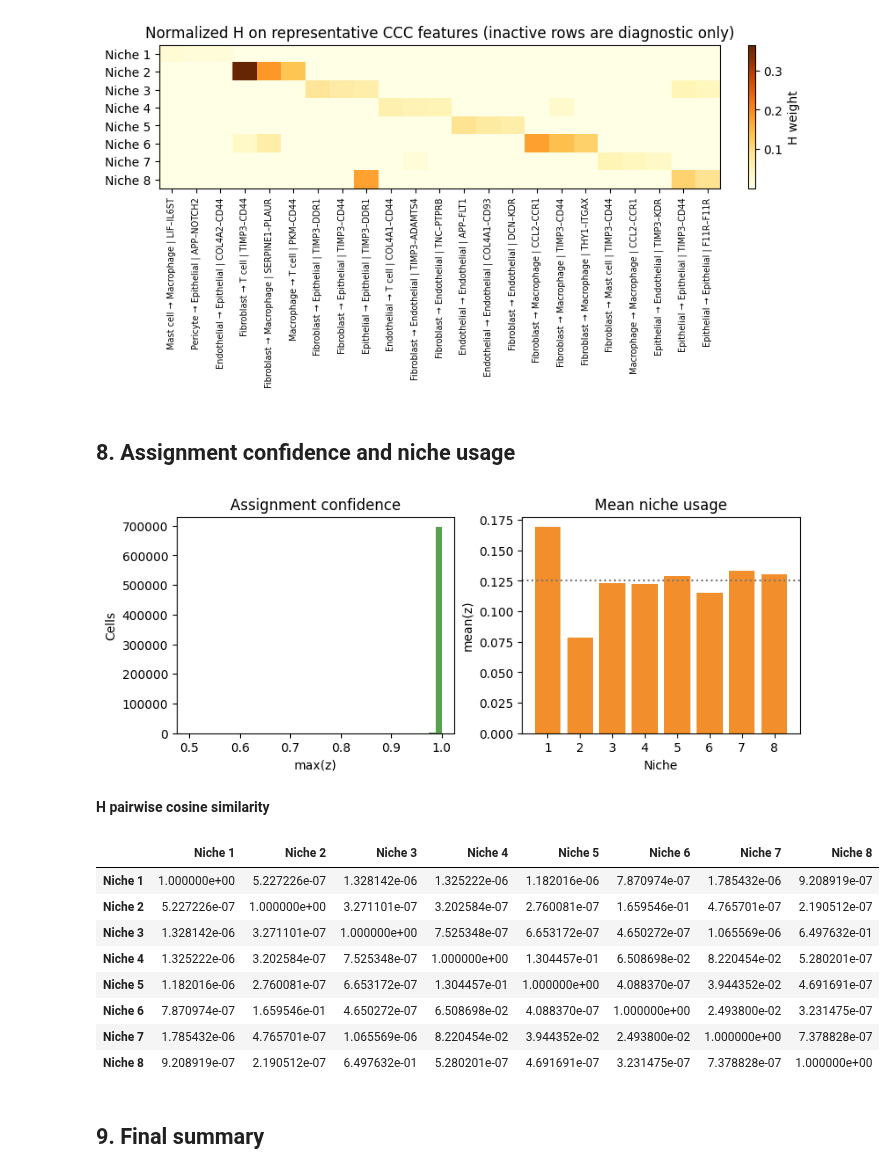
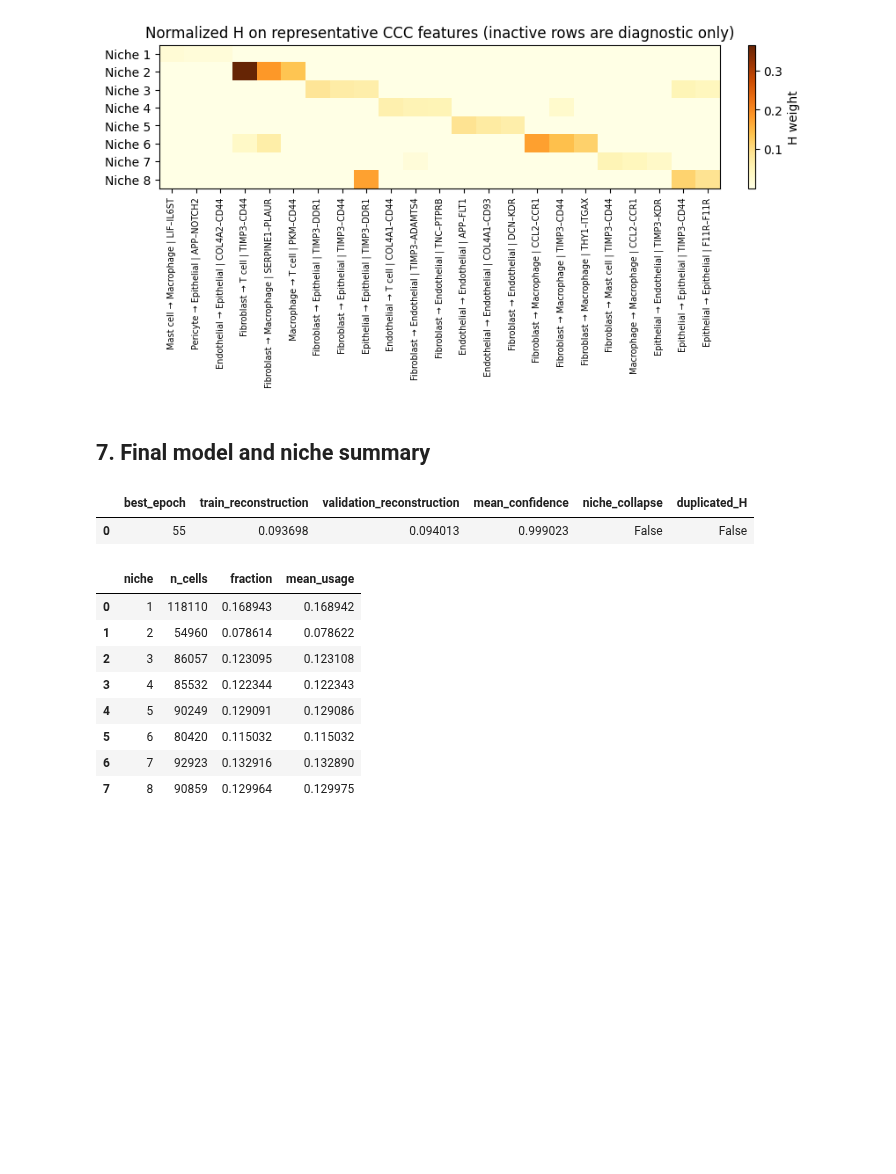
Before and after one commit to shuailinxue/CCC_Phe, a Jupyter notebook: V1003/XeniumPrime5K_Breast_V1003_niche_walkthrough.ipynb, the cells around one changed output. Saved outputs shown, nothing was run; the diff lists cells and outputs as text; code cells hidden in the pictures; blank space fills up the shorter version.

```diff
--- a/V1003/XeniumPrime5K_Breast_V1003_niche_walkthrough.ipynb
+++ b/V1003/XeniumPrime5K_Breast_V1003_niche_walkthrough.ipynb
@@ -22,3 +24,3 @@ report.dataset_summary(artifacts)
 # %%
-report.model_and_training(artifacts)
+report.overview_map(artifacts)
 # %% [output]
@@ -59,5 +57,0 @@ report.niche_counts(artifacts)
-# %%
-import importlib
-report=importlib.reload(report)
-artifacts=report.load_artifacts()
-report.representative_ccc(artifacts,top=15)
@@ -171,21 +61,19 @@ report.representative_ccc(artifacts,top=15)
 report.dictionary_heatmap(artifacts,per_niche=3)
 # %% [output]
 [figure]
-# %% [markdown]
-## 8. Assignment confidence and niche usage
+# %% [markdown]
+## 7. Final model and niche summary
 # %%
-report.confidence_and_usage(artifacts)
+report.compact_results(artifacts)
 # %% [output]
-[figure, removed]
-**H pairwise cosine similarity**
-|  | Niche 1 | Niche 2 | Niche 3 | Niche 4 | Niche 5 | Niche 6 | Niche 7 | Niche 8 |
-| Niche 1 | 1.000000e+00 | 5.227226e-07 | 1.328142e-06 | 1.325222e-06 | 1.182016e-06 | 7.870974e-07 | 1.785432e-06 | 9.208919e-07 |
-| Niche 2 | 5.227226e-07 | 1.000000e+00 | 3.271101e-07 | 3.202584e-07 | 2.760081e-07 | 1.659546e-01 | 4.765701e-07 | 2.190512e-07 |
-| Niche 3 | 1.328142e-06 | 3.271101e-07 | 1.000000e+00 | 7.525348e-07 | 6.653172e-07 | 4.650272e-07 | 1.065569e-06 | 6.497632e-01 |
-| Niche 4 | 1.325222e-06 | 3.202584e-07 | 7.525348e-07 | 1.000000e+00 | 1.304457e-01 | 6.508698e-02 | 8.220454e-02 | 5.280201e-07 |
-| Niche 5 | 1.182016e-06 | 2.760081e-07 | 6.653172e-07 | 1.304457e-01 | 1.000000e+00 | 4.088370e-07 | 3.944352e-02 | 4.691691e-07 |
-| Niche 6 | 7.870974e-07 | 1.659546e-01 | 4.650272e-07 | 6.508698e-02 | 4.088370e-07 | 1.000000e+00 | 2.493800e-02 | 3.231475e-07 |
-| Niche 7 | 1.785432e-06 | 4.765701e-07 | 1.065569e-06 | 8.220454e-02 | 3.944352e-02 | 2.493800e-02 | 1.000000e+00 | 7.378828e-07 |
-| Niche 8 | 9.208919e-07 | 2.190512e-07 | 6.497632e-01 | 5.280201e-07 | 4.691691e-07 | 3.231475e-07 | 7.378828e-07 | 1.000000e+00 |
+|  | best_epoch | train_reconstruction | validation_reconstruction | mean_confidence | niche_collapse | duplicated_H |
+| 0 | 55 | 0.093698 | 0.094013 | 0.999023 | False | False |
+|  | niche | n_cells | fraction | mean_usage |
+| 0 | 1 | 118110 | 0.168943 | 0.168942 |
+| 1 | 2 | 54960 | 0.078614 | 0.078622 |
+| 2 | 3 | 86057 | 0.123095 | 0.123108 |
+| 3 | 4 | 85532 | 0.122344 | 0.122343 |
+| 4 | 5 | 90249 | 0.129091 | 0.129086 |
+| 5 | 6 | 80420 | 0.115032 | 0.115032 |
+| 6 | 7 | 92923 | 0.132916 | 0.132890 |
+| 7 | 8 | 90859 | 0.129964 | 0.129975 |
-# %% [markdown]
-## 9. Final summary
```
Also changed, not shown: parts of 15 cells of this notebook, 21 other files.
